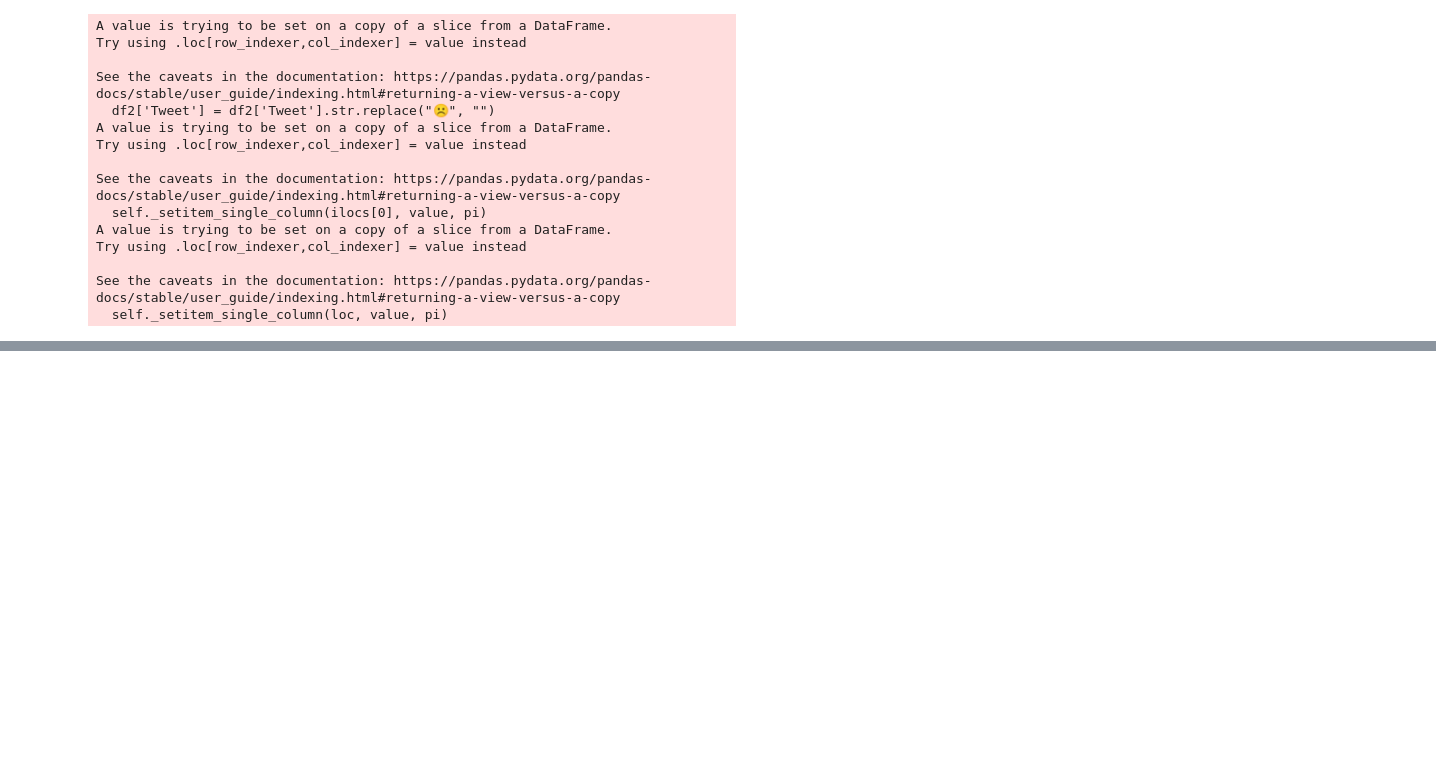
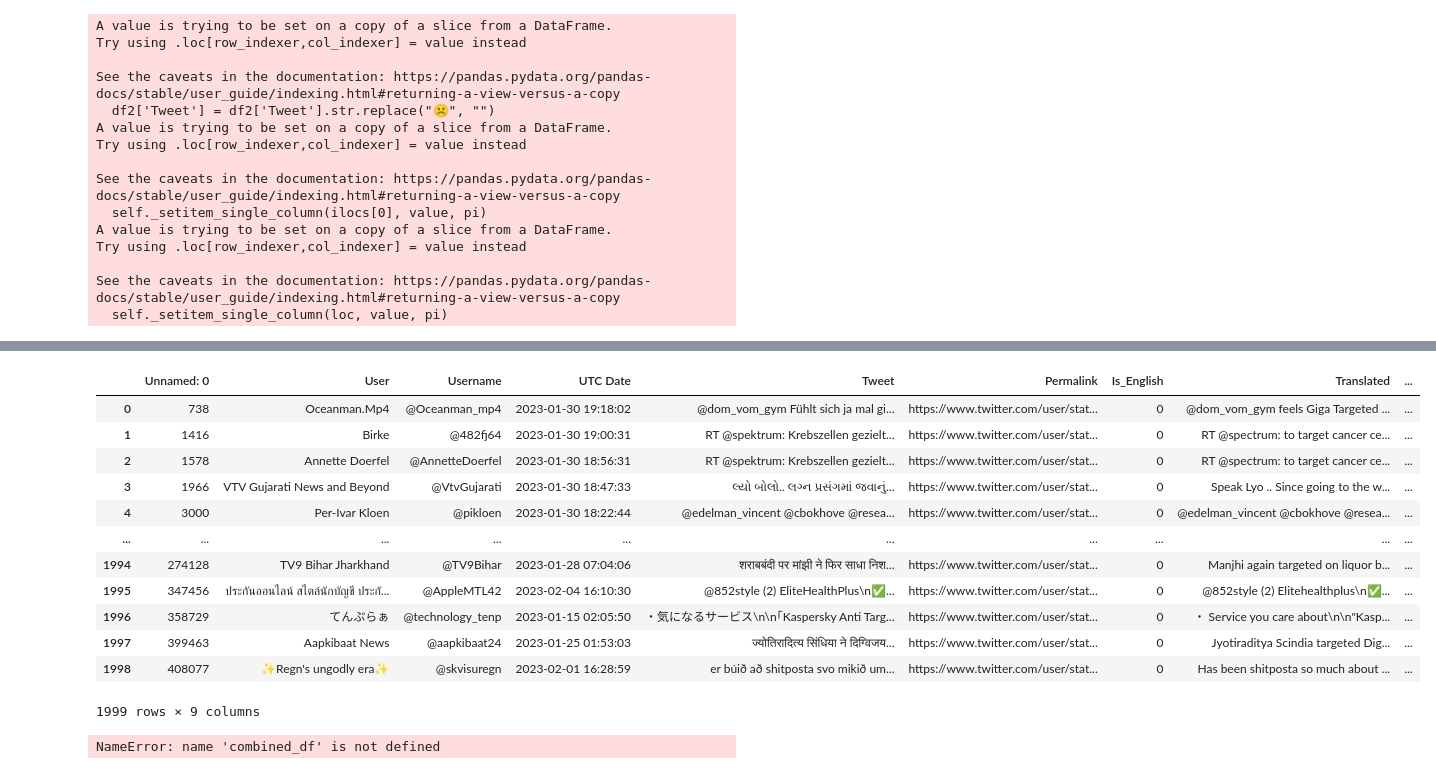
Before and after one commit to AlexLanier/Capstone, a Jupyter notebook: CapstoneDataCleaning.ipynb, the cells around one changed output, grey strips where cells are left out. Saved outputs shown, nothing was run; the diff lists cells and outputs as text; code cells hidden in the pictures; blank space fills up the shorter version.

```diff
--- a/CapstoneDataCleaning.ipynb
+++ b/CapstoneDataCleaning.ipynb
@@ -70,16 +82,6 @@ combined_df['Tweet'] = combined_df['Tweet'].apply(remove_emojis)
 
 
 language_model = fasttext.load_model('lid.176.bin')
-
-test_file = glob.glob(directory + "/*.xlsx")
-
-test_list = []
-for file in test_file:
-    df = pd.read_excel(file, sheet_name='Tweets')
-    test_list.append(df)
-
-combined_df = pd.concat(test_list, axis=0, ignore_index=True)
-combined_df = combined_df.drop(['Binders', 'Tweet value', 'Likes count', 'Retweet count'], axis=1)
 
 #initalize already to English
 combined_df['Is_English'] = '1'
@@ -218,0 +251,54 @@ df
+# %%
+lemmatizer = WordNetLemmatizer()
+
+def lemmatize_with_pos_tag(sentence):
+    def pos_tagger(nltk_tag):
+        if nltk_tag.startswith('J'):
+            return wordnet.ADJ
+        elif nltk_tag.startswith('V'):
+            return wordnet.VERB
+        elif nltk_tag.startswith('N'):
+            return wordnet.NOUN
+        elif nltk_tag.startswith('R'):
+            return wordnet.ADV
+        else:
+            return None
+
+    pos_tagged = nltk.pos_tag(nltk.word_tokenize(sentence))
+
+    wordnet_tagged = [(word, pos_tagger(tag)) for word, tag in pos_tagged]
+
+    lemmatized_tokens = []
+    for word, tag in wordnet_tagged:
+        if tag is None:
+            # if there is no available tag, append the token as is
+            lemmatized_tokens.append(word)
+        else:
+            # else use the tag to lemmatize the token
+            lemmatized_tokens.append(lemmatizer.lemmatize(word, tag))
+
+    lemmatized_sentence = " ".join(lemmatized_tokens)
+    return lemmatized_sentence
+
+df['complex_lemmatized_column'] = df['Translated'].apply(lambda x: lemmatize_with_pos_tag(x))
+# %%
+df
+# %% [output]
+|  | Unnamed: 0 | User | Username | UTC Date | Tweet | Permalink | Is_English | Translated | ... |
+| 0 | 738 | Oceanman.Mp4 | @Oceanman_mp4 | 2023-01-30 19:18:02 | @dom_vom_gym Fühlt sich ja mal gi... | https://www.twitter.com/user/stat... | 0 | @dom_vom_gym feels Giga Targeted ... | ... |
+| 1 | 1416 | Birke | @482fj64 | 2023-01-30 19:00:31 | RT @spektrum: Krebszellen gezielt... | https://www.twitter.com/user/stat... | 0 | RT @spectrum: to target cancer ce... | ... |
+| 2 | 1578 | Annette Doerfel | @AnnetteDoerfel | 2023-01-30 18:56:31 | RT @spektrum: Krebszellen gezielt... | https://www.twitter.com/user/stat... | 0 | RT @spectrum: to target cancer ce... | ... |
+| 3 | 1966 | VTV Gujarati News and Beyond | @VtvGujarati | 2023-01-30 18:47:33 | લ્યો બોલો.. લગ્ન પ્રસંગમાં જવાનું... | https://www.twitter.com/user/stat... | 0 | Speak Lyo .. Since going to the w... | ... |
+| 4 | 3000 | Per-Ivar Kloen | @pikloen | 2023-01-30 18:22:44 | @edelman_vincent @cbokhove @resea... | https://www.twitter.com/user/stat... | 0 | @edelman_vincent @cbokhove @resea... | ... |
+| ... | ... | ... | ... | ... | ... | ... | ... | ... | ... |
+| 1994 | 274128 | TV9 Bihar Jharkhand | @TV9Bihar | 2023-01-28 07:04:06 | शराबबंदी पर मांझी ने फिर साधा निश... | https://www.twitter.com/user/stat... | 0 | Manjhi again targeted on liquor b... | ... |
+| 1995 | 347456 | ประกันออนไลน์ สไตล์นักบัญชี ประกั... | @AppleMTL42 | 2023-02-04 16:10:30 | @852style (2) EliteHealthPlus\n✅️... | https://www.twitter.com/user/stat... | 0 | @852style (2) Elitehealthplus\n✅️... | ... |
+| 1996 | 358729 | てんぷらぁ | @technology_tenp | 2023-01-15 02:05:50 | ・気になるサービス\n\n｢Kaspersky Anti Targ... | https://www.twitter.com/user/stat... | 0 | ・ Service you care about\n\n"Kasp... | ... |
+| 1997 | 399463 | Aapkibaat News | @aapkibaat24 | 2023-01-25 01:53:03 | ज्योतिरादित्य सिंधिया ने दिग्विजय... | https://www.twitter.com/user/stat... | 0 | Jyotiraditya Scindia targeted Dig... | ... |
+| 1998 | 408077 | ✨️Regn's ungodly era✨️ | @skvisuregn | 2023-02-01 16:28:59 | er búið að shitposta svo mikið um... | https://www.twitter.com/user/stat... | 0 | Has been shitposta so much about ... | ... |
+1999 rows × 9 columns
+# %%
+eng_df = combined_df[combined_df['Is_English'].str.contains('1', case=False)]
+eng_df['complex_lemmatized_column'] = eng_df['Tweet'].apply(lambda x: lemmatize_with_pos_tag(x))
+# %% [output]
+NameError: name 'combined_df' is not defined
```
Also changed, not shown: parts of 6 cells of this notebook.
